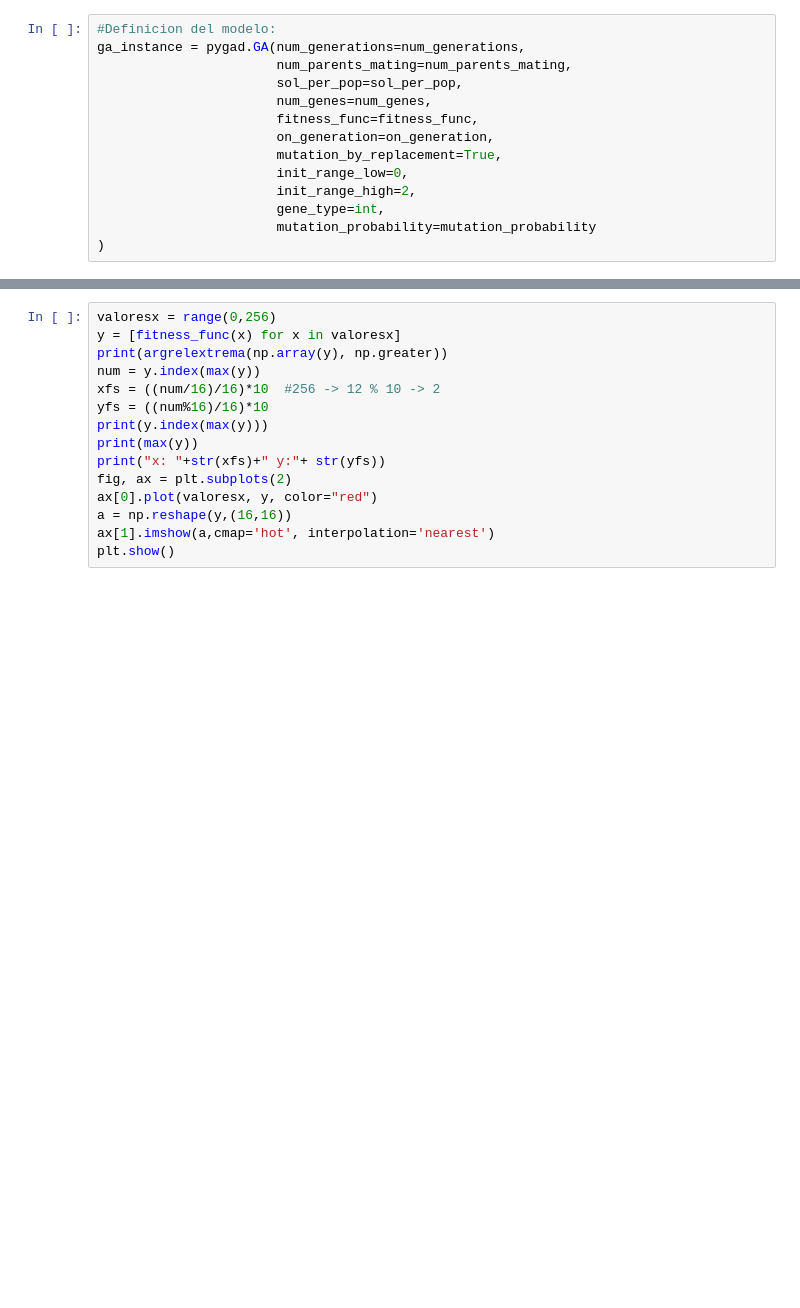
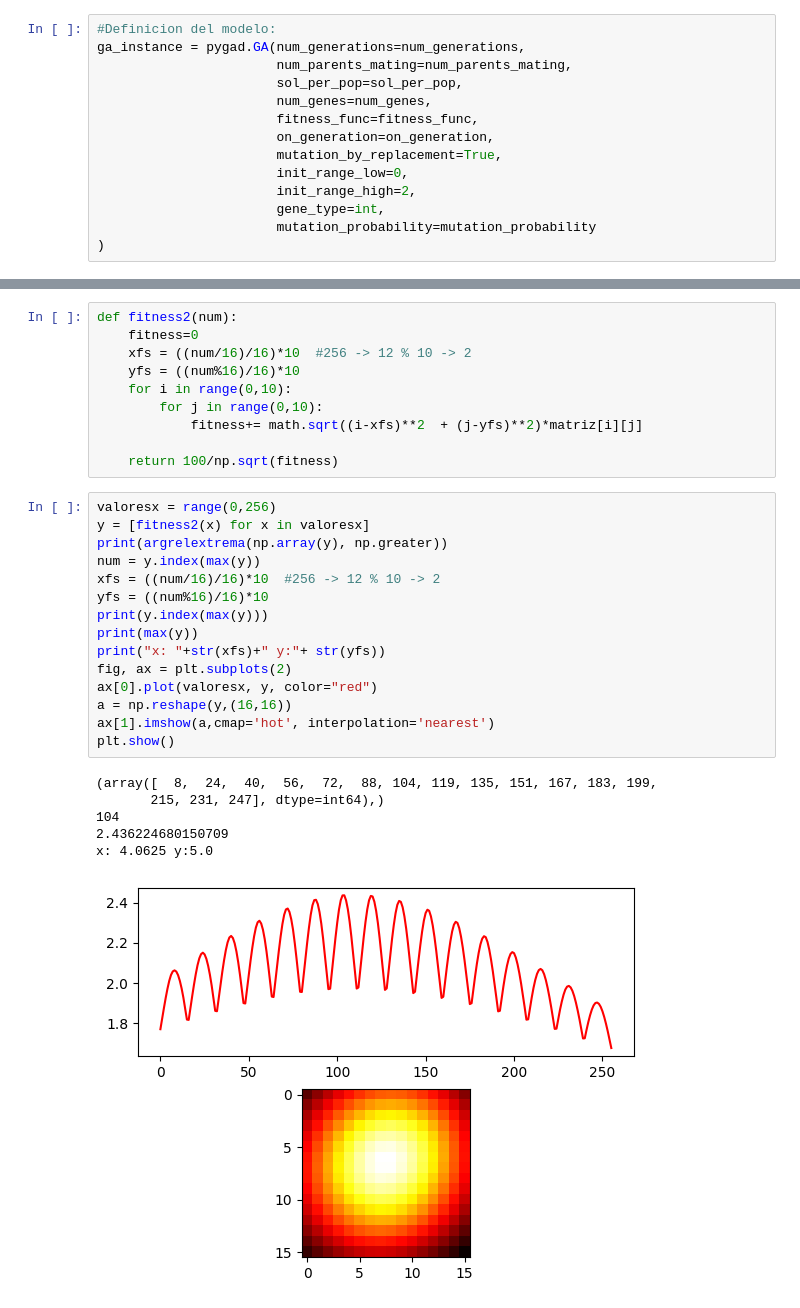
Before and after one commit to fideldalmasso/ic2022, a Jupyter notebook: TP2/notebook1.ipynb, the cells around one changed output, grey strips where cells are left out. Saved outputs shown, nothing was run; the diff lists cells and outputs as text; blank space fills up the shorter version.

```diff
--- a/TP2/notebook1.ipynb
+++ b/TP2/notebook1.ipynb
@@ -114,15 +120,32 @@ Best fitness value reached after 0 generations.
+# %%
+def fitness2(num):
+    fitness=0
+    xfs = ((num/16)/16)*10  #256 -> 12 % 10 -> 2
+    yfs = ((num%16)/16)*10
+    for i in range(0,10):
+        for j in range(0,10):
+            fitness+= math.sqrt((i-xfs)**2  + (j-yfs)**2)*matriz[i][j]
+
+    return 100/np.sqrt(fitness)
 # %%
 valoresx = range(0,256)
-y = [fitness_func(x) for x in valoresx]
+y = [fitness2(x) for x in valoresx]
 print(argrelextrema(np.array(y), np.greater))
 num = y.index(max(y))
 xfs = ((num/16)/16)*10  #256 -> 12 % 10 -> 2
 yfs = ((num%16)/16)*10
 print(y.index(max(y)))
 print(max(y))
 print("x: "+str(xfs)+" y:"+ str(yfs))
 fig, ax = plt.subplots(2)
 ax[0].plot(valoresx, y, color="red")
 a = np.reshape(y,(16,16))
 ax[1].imshow(a,cmap='hot', interpolation='nearest')
 plt.show()
+# %% [output]
+(array([  8,  24,  40,  56,  72,  88, 104, 119, 135, 151, 167, 183, 199,
+       215, 231, 247], dtype=int64),)
+104
+2.436224680150709
+x: 4.0625 y:5.0
+[figure, added]
```
Also changed, not shown: parts of 5 cells of this notebook.
